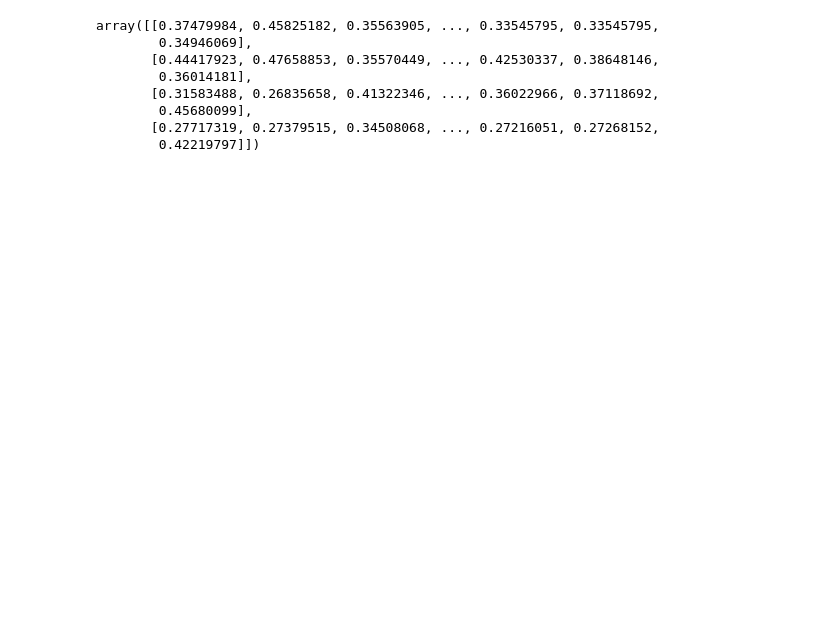
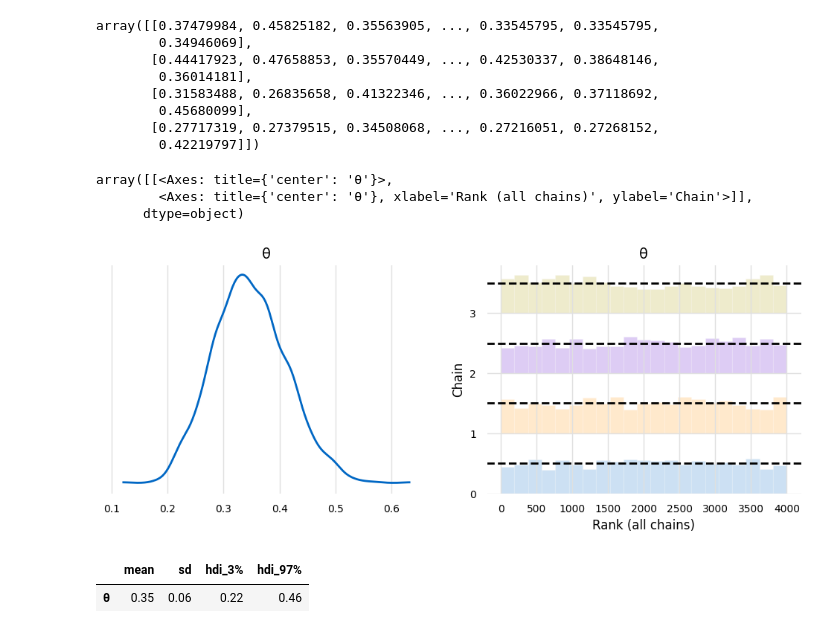
Before and after one commit to glyfish/PyMC, a Jupyter notebook: notebooks/Baysian Analysis with Python/exp_1_coin_flip.ipynb, the cells around one changed output. Cells and saved outputs as stored; diff of their text form; code cells hidden in the pictures; blank space fills up the shorter version.

```diff
--- a/notebooks/Baysian Analysis with Python/exp_1_coin_flip.ipynb
+++ b/notebooks/Baysian Analysis with Python/exp_1_coin_flip.ipynb
@@ -204,3 +204,15 @@ array([[0.37479984, 0.45825182, 0.35563905, ..., 0.33545795, 0.33545795,
         0.45680099],
        [0.27717319, 0.27379515, 0.34508068, ..., 0.27216051, 0.27268152,
         0.42219797]])
+# %%
+arviz.plot_trace(trace, kind='rank_bars', combined=True, figsize=(12, 4))
+# %% [output]
+array([[<Axes: title={'center': 'θ'}>,
+        <Axes: title={'center': 'θ'}, xlabel='Rank (all chains)', ylabel='Chain'>]],
+      dtype=object)
+[figure, added]
+# %%
+arviz.summary(trace, kind='stats').round(2)
+# %% [output]
+|  | mean | sd | hdi_3% | hdi_97% |
+| θ | 0.35 | 0.06 | 0.22 | 0.46 |
```
Also changed, not shown: parts of 5 cells of this notebook.
